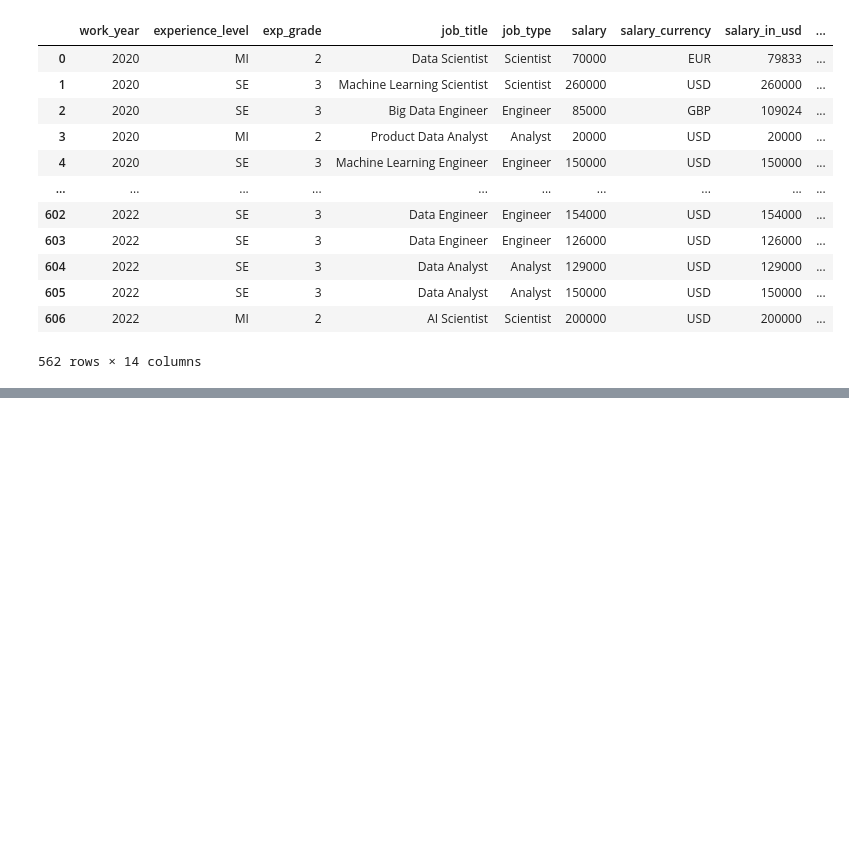
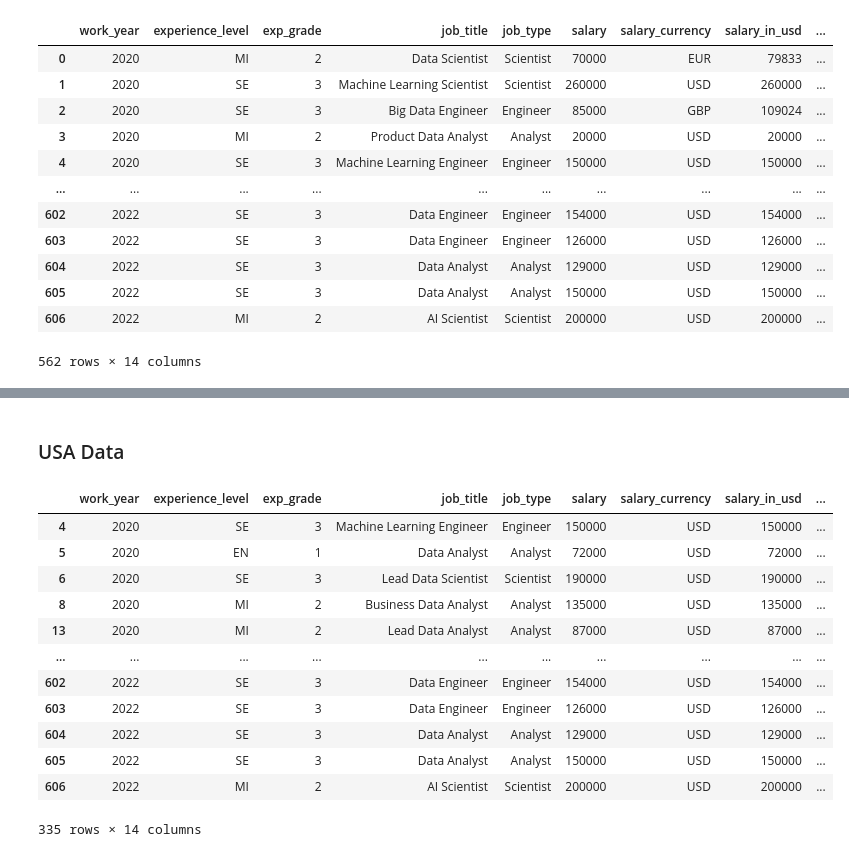
Before and after one commit to unbirthdays/Data-Analytics-Capstone, a Jupyter notebook: Data Wrangling.ipynb, the cells around one changed output, grey strips where cells are left out. Saved outputs shown, nothing was run; the diff lists cells and outputs as text; code cells hidden in the pictures; blank space fills up the shorter version.

```diff
--- a/Data Wrangling.ipynb
+++ b/Data Wrangling.ipynb
@@ -625,2 +613,23 @@ salary
 # %%
 salary.to_csv('salary_cleaned.csv', index = False)
+# %% [markdown]
+### USA Data
+# %%
+not_usa = salary[salary.company_location != 'US'].index
+salary.drop(not_usa, inplace = True)
+# %%
+salary
+# %% [output]
+|  | work_year | experience_level | exp_grade | job_title | job_type | salary | salary_currency | salary_in_usd | ... |
+| 4 | 2020 | SE | 3 | Machine Learning Engineer | Engineer | 150000 | USD | 150000 | ... |
+| 5 | 2020 | EN | 1 | Data Analyst | Analyst | 72000 | USD | 72000 | ... |
+| 6 | 2020 | SE | 3 | Lead Data Scientist | Scientist | 190000 | USD | 190000 | ... |
+| 8 | 2020 | MI | 2 | Business Data Analyst | Analyst | 135000 | USD | 135000 | ... |
+| 13 | 2020 | MI | 2 | Lead Data Analyst | Analyst | 87000 | USD | 87000 | ... |
+| ... | ... | ... | ... | ... | ... | ... | ... | ... | ... |
+| 602 | 2022 | SE | 3 | Data Engineer | Engineer | 154000 | USD | 154000 | ... |
+| 603 | 2022 | SE | 3 | Data Engineer | Engineer | 126000 | USD | 126000 | ... |
+| 604 | 2022 | SE | 3 | Data Analyst | Analyst | 129000 | USD | 129000 | ... |
+| 605 | 2022 | SE | 3 | Data Analyst | Analyst | 150000 | USD | 150000 | ... |
+| 606 | 2022 | MI | 2 | AI Scientist | Scientist | 200000 | USD | 200000 | ... |
+335 rows × 14 columns
```
Also changed, not shown: parts of 2 cells of this notebook, 3 other files.
